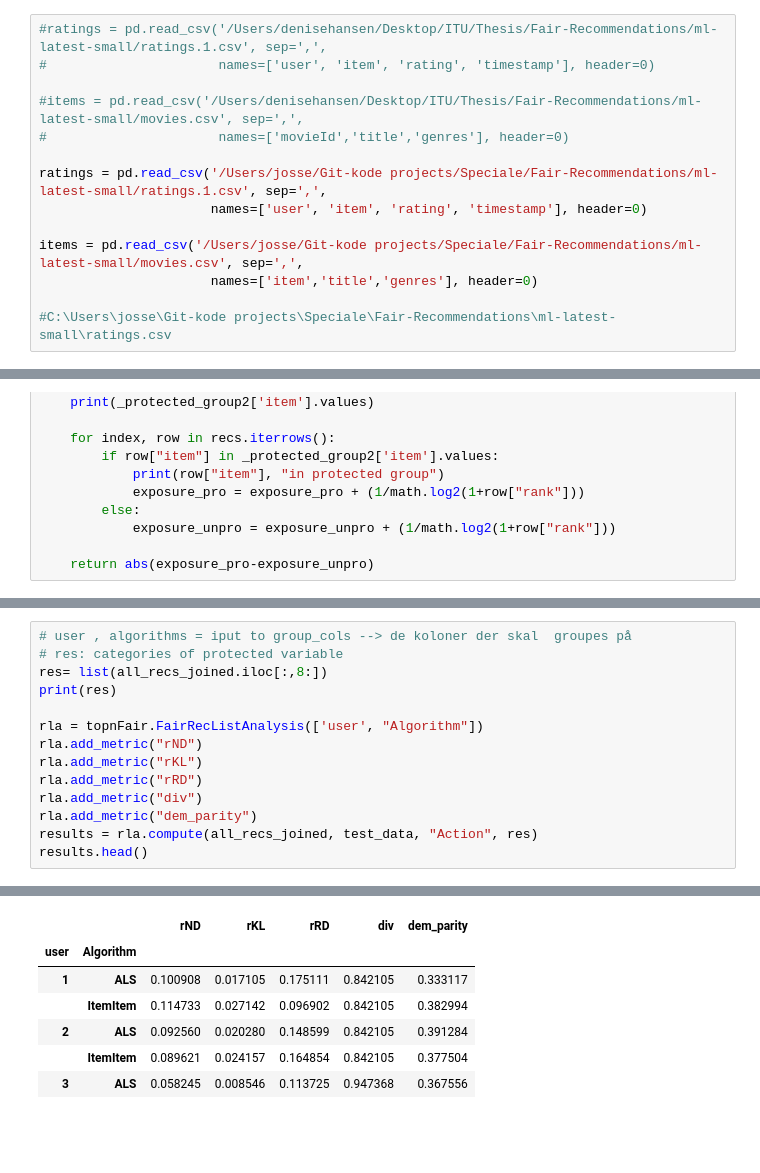
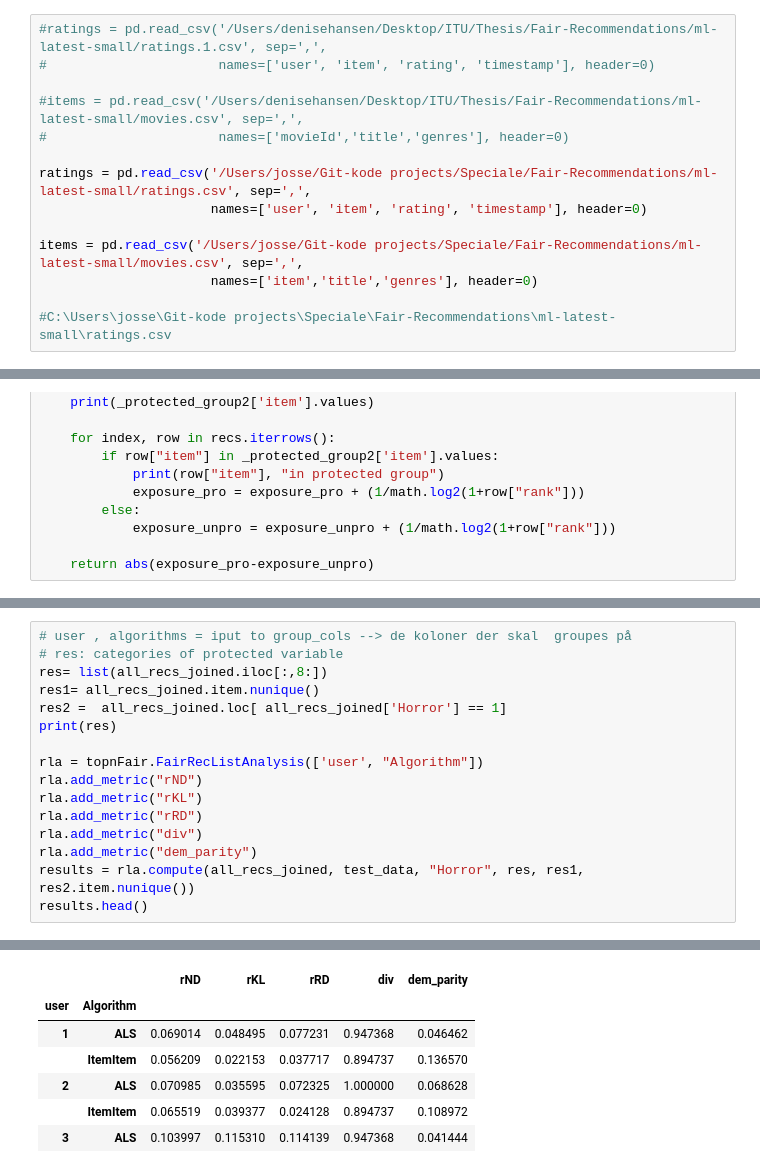
Before and after one commit to DeniseWarncke/Fair-Recommendations, a Jupyter notebook: Read_dummy.ipynb, the cells around one changed output, grey strips where cells are left out. Saved outputs shown, nothing was run; the diff lists cells and outputs as text; blank space fills up the shorter version.

```diff
--- a/Read_dummy.ipynb
+++ b/Read_dummy.ipynb
@@ -17,7 +17,7 @@ import math
 #items = pd.read_csv('/Users/denisehansen/Desktop/ITU/Thesis/Fair-Recommendations/ml-latest-small/movies.csv', sep=',',
 #                      names=['movieId','title','genres'], header=0)
 
-ratings = pd.read_csv('/Users/josse/Git-kode projects/Speciale/Fair-Recommendations/ml-latest-small/ratings.1.csv', sep=',',
+ratings = pd.read_csv('/Users/josse/Git-kode projects/Speciale/Fair-Recommendations/ml-latest-small/ratings.csv', sep=',',
                       names=['user', 'item', 'rating', 'timestamp'], header=0)
 
 items = pd.read_csv('/Users/josse/Git-kode projects/Speciale/Fair-Recommendations/ml-latest-small/movies.csv', sep=',',
@@ -160,6 +137,8 @@ x
 # user , algorithms = iput to group_cols --> de koloner der skal  groupes på
 # res: categories of protected variable
 res= list(all_recs_joined.iloc[:,8:])
+res1= all_recs_joined.item.nunique()
+res2 =  all_recs_joined.loc[ all_recs_joined['Horror'] == 1]
 print(res)
 
 rla = topnFair.FairRecListAnalysis(['user', "Algorithm"])
@@ -168,7 +147,7 @@ rla.add_metric("rKL")
 rla.add_metric("rRD")
 rla.add_metric("div")
 rla.add_metric("dem_parity")
-results = rla.compute(all_recs_joined, test_data, "Action", res)
+results = rla.compute(all_recs_joined, test_data, "Horror", res, res1, res2.item.nunique())
 results.head()
 # %% [output]
 ['Action', 'Adventure', 'Animation', 'Children', 'Comedy', 'Crime', 'Documentary', 'Drama', 'Fantasy', 'Film-Noir', 'Horror', 'IMAX', 'Musical', 'Mystery', 'Romance', 'Sci-Fi', 'Thriller', 'War', 'Wes ...
@@ -186,10 +170,10 @@ user Algorithm
 |  |  | rND | rKL | rRD | div | dem_parity |
 | user | Algorithm |  |  |  |  |  |
-| 1 | ALS | 0.100908 | 0.017105 | 0.175111 | 0.842105 | 0.333117 |
-|  | ItemItem | 0.114733 | 0.027142 | 0.096902 | 0.842105 | 0.382994 |
-| 2 | ALS | 0.092560 | 0.020280 | 0.148599 | 0.842105 | 0.391284 |
-|  | ItemItem | 0.089621 | 0.024157 | 0.164854 | 0.842105 | 0.377504 |
-| 3 | ALS | 0.058245 | 0.008546 | 0.113725 | 0.947368 | 0.367556 |
+| 1 | ALS | 0.069014 | 0.048495 | 0.077231 | 0.947368 | 0.046462 |
+|  | ItemItem | 0.056209 | 0.022153 | 0.037717 | 0.894737 | 0.136570 |
+| 2 | ALS | 0.070985 | 0.035595 | 0.072325 | 1.000000 | 0.068628 |
+|  | ItemItem | 0.065519 | 0.039377 | 0.024128 | 0.894737 | 0.108972 |
+| 3 | ALS | 0.103997 | 0.115310 | 0.114139 | 0.947368 | 0.041444 |
 # %%
 results.groupby('Algorithm').rND.mean()
 # %% [output]
```
Also changed, not shown: parts of 12 cells of this notebook.
